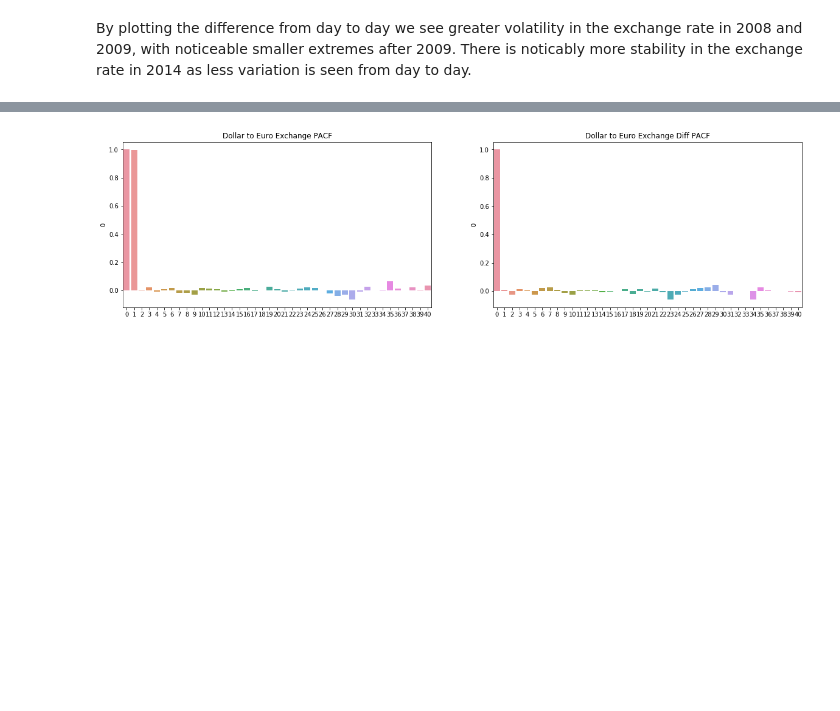
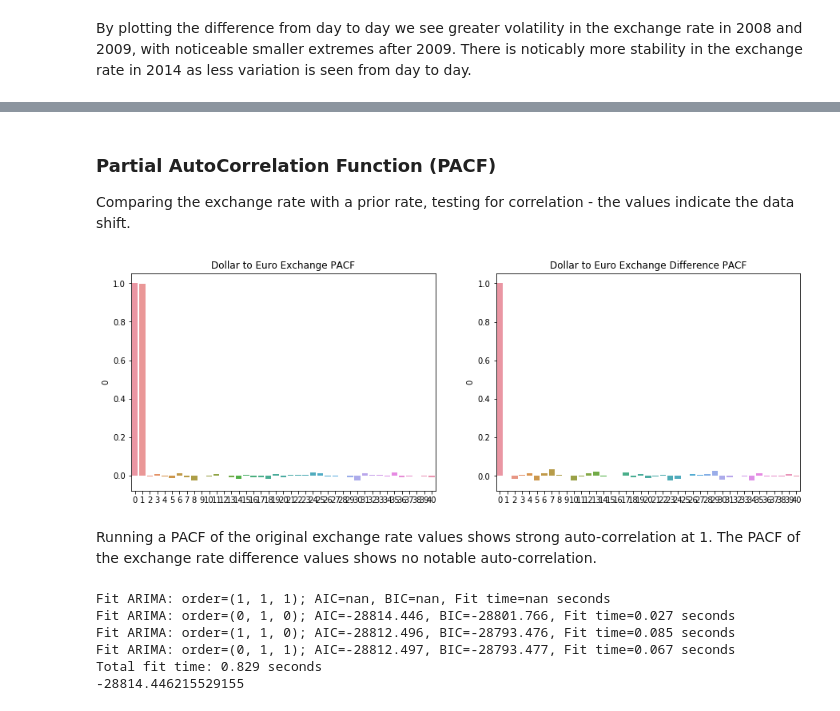
Before and after one commit to mbeckmanssf/Thinkful, a Jupyter notebook: Capstone/Notebook.ipynb, the cells around one changed output, grey strips where cells are left out. Cells and saved outputs as stored; diff of their text form; code cells hidden in the pictures; blank space fills up the shorter version.

Commit message:
adding description of arima model

```diff
--- a/Capstone/Notebook.ipynb
+++ b/Capstone/Notebook.ipynb
@@ -14,7 +16,7 @@ import matplotlib.pyplot as plt
 Exchange rate for US Dollars to Euros from August 2008 through August 2018 as found at https://fred.stlouisfed.org/series/DEXUSEU
 # %%
 # exchange rate data
-USEU_raw = pd.read_csv('USD_EU.csv', header=6)
+USEU_raw = pd.read_csv('USD_EU.csv', header=5)
 
 USEU_raw.head()
 # %% [output]
@@ -28,13 +30,14 @@ USEU_raw.head()
 USEU_data = USEU_raw
 
 # convert index to datetime
-USEU_data.index = pd.to_datetime(USEU_raw.DATE)
+USEU_data['Date'] = USEU_raw['Time Period']
+USEU_data.index = pd.to_datetime(USEU_raw['Date'])
 
 # Convert exchange rate to a number, with coersion to throw NAs if conversion not possible
-USEU_data['Rate'] = pd.to_numeric(USEU_data.DEXUSEU, errors='coerce')
+USEU_data['Rate'] = pd.to_numeric(USEU_data['RXI$US_N.B.EU'], errors='coerce')
 
 # drop original columns
-USEU_data = USEU_data.drop(columns=['DATE', 'DEXUSEU'])
+USEU_data = USEU_data.drop(columns=['Time Period', 'RXI$US_N.B.EU', 'Date'])
 
 # Remove NAs
 USEU_data.dropna(inplace=True)
@@ -91,6 +94,6 @@ There is a significant drop in relative value of the Euro from late 2009 to mid
 # %%
 # difference from one record to next
-USEU_data['diff_1'] = USEU_data.rate - USEU_data.rate.shift()
+USEU_data['diff_1'] = USEU_data.Rate - USEU_data.Rate.shift()
 
 plt.figure(figsize=(15, 5))
 plt.plot(USEU_data.index, USEU_data.diff_1)
@@ -110,16 +120,38 @@ By plotting the difference from day to day we see greater volatility in the exch
+# %% [markdown]
+### Partial AutoCorrelation Function (PACF)
+Comparing the exchange rate with a prior rate, testing for correlation - the values indicate the data shift.
 # %%
 plt.figure(figsize=(15, 5))
 
 plt.subplot(1, 2, 1)
-x_acf = pd.DataFrame(pacf(USEU_data.rate))
+x_acf = pd.DataFrame(pacf(USEU_data.Rate))
 sns.barplot(x=x_acf.index, y=x_acf[0])
 plt.title("Dollar to Euro Exchange PACF")
 
 
 plt.subplot(1, 2, 2)
 x_acf_diff = pd.DataFrame(pacf(USEU_data.diff_1[1:]))
 sns.barplot(x=x_acf_diff.index, y=x_acf_diff[0])
 plt.title("Dollar to Euro Exchange Difference PACF")
 plt.show()
 # %% [output]
-[figure, old version]
+[figure, new version]
+# %% [markdown]
+Running a PACF of the original exchange rate values shows strong auto-correlation at 1.  The PACF of the exchange rate difference values shows no notable auto-correlation.
+# %%
+from pyramid.arima import auto_arima
+stepwise_model = auto_arima(USEU_data.Rate, start_p=1, start_q=1,
+                           max_p=3, max_q=3, m=12,
+                           start_P=0, seasonal=False,
+                           d=1, D=1, trace=True,
+                           error_action='ignore',
+                           suppress_warnings=True,
+                           stepwise=True)
+print(stepwise_model.aic())
+# %% [output]
+Fit ARIMA: order=(1, 1, 1); AIC=nan, BIC=nan, Fit time=nan seconds
+Fit ARIMA: order=(0, 1, 0); AIC=-28814.446, BIC=-28801.766, Fit time=0.027 seconds
+Fit ARIMA: order=(1, 1, 0); AIC=-28812.496, BIC=-28793.476, Fit time=0.085 seconds
+Fit ARIMA: order=(0, 1, 1); AIC=-28812.497, BIC=-28793.477, Fit time=0.067 seconds
+Total fit time: 0.829 seconds
+-28814.446215529155
```
Also changed, not shown: parts of 16 cells of this notebook.
